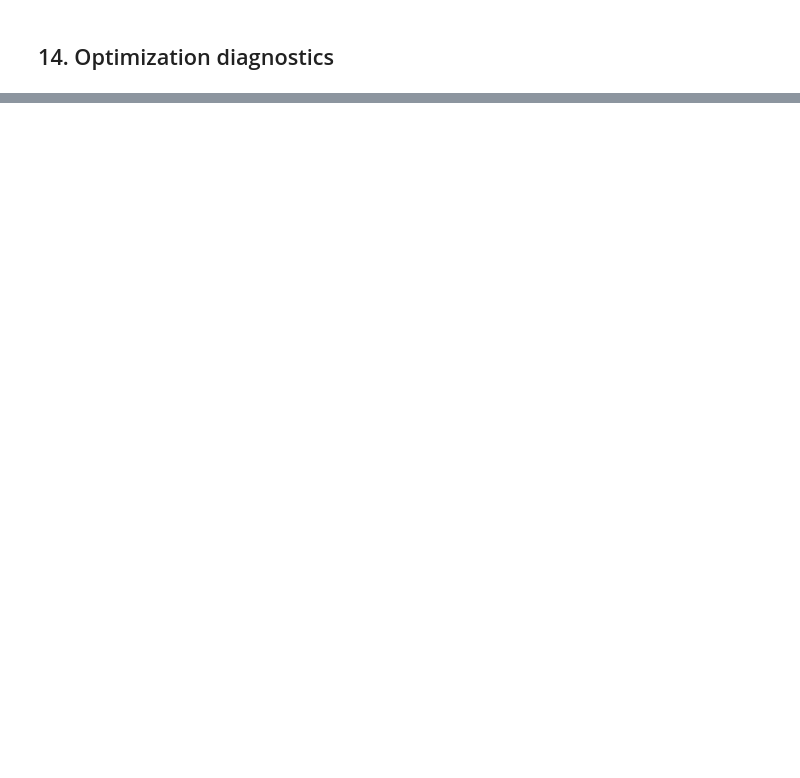
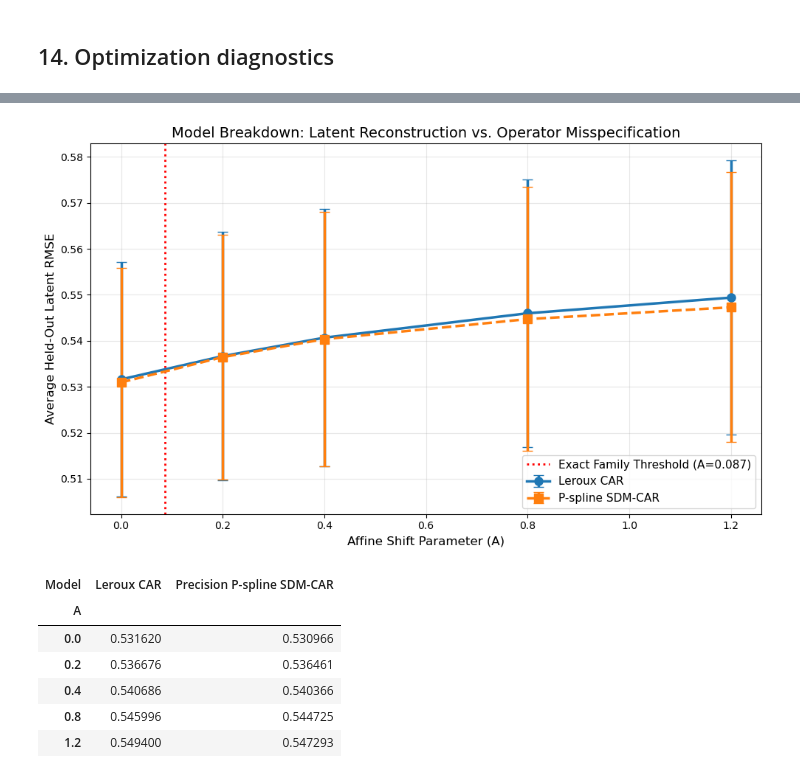
Before and after one commit to dahlp94/sdm-car, a Jupyter notebook: examples/pspline_leroux_affine_shift.ipynb, the cells around one changed output, grey strips where cells are left out. Drawn from its saved outputs; the diff is of its cells as text; code cells hidden in the pictures; blank space fills up the shorter version.

Commit message:
Add comparison along different values of A

```diff
--- a/examples/pspline_leroux_affine_shift.ipynb
+++ b/examples/pspline_leroux_affine_shift.ipynb
@@ -74,7 +74,7 @@ Device: cpu
 # %% [markdown]
 ## 2. Locked configuration
 # %%
-SEED = 0
+SEED = 111
 
 N_ROWS = 20
 N_COLS = 20
@@ -88,7 +88,7 @@ SIGMA2_TRUE = 0.15
 HOLDOUT_SIDE = 10
 
 # Change only A when studying misspecification difficulty.
-AFFINE_SHIFT_A = 0.086957 # boundary
+AFFINE_SHIFT_A = 0.0
 AFFINE_SCALE_B = 1.00
 
 FIX_SIGMA2 = True
@@ -1847,0 +2072,69 @@ Keep the graph, simulated data seed, holdout, model initializations, priors, and
+# %%
+# ---------------------------------------------------------
+# Plotting the Breakdown Curve
+# ---------------------------------------------------------
+# Calculate the mean and standard error of Latent RMSE across seeds
+summary_df = df_breakdown.groupby(["A", "Model"])["Latent_RMSE"].agg(['mean', 'std']).reset_index()
+summary_df['se'] = summary_df['std'] / np.sqrt(len(TRIAL_SEEDS))
+
+plt.figure(figsize=(10, 6))
+
+# Filter data by model
+leroux_data = summary_df[summary_df["Model"] == "Leroux CAR"]
+pspline_data = summary_df[summary_df["Model"] == "Precision P-spline SDM-CAR"]
+
+# Plot Leroux baseline
+plt.errorbar(
+    leroux_data["A"],
+    leroux_data["mean"],
+    yerr=leroux_data["se"],
+    label="Leroux CAR",
+    fmt='-o',
+    linewidth=2.5,
+    markersize=8,
+    capsize=5
+)
+
+# Plot flexible P-spline
+plt.errorbar(
+    pspline_data["A"],
+    pspline_data["mean"],
+    yerr=pspline_data["se"],
+    label="P-spline SDM-CAR",
+    fmt='-s',
+    linewidth=2.5,
+    markersize=8,
+    linestyle='--',
+    capsize=5
+)
+
+# Overlay the theoretical threshold where Leroux breaks down
+plt.axvline(
+    x=A_CRITICAL,
+    color='red',
+    linestyle=':',
+    linewidth=2,
+    label=f'Exact Family Threshold (A={A_CRITICAL:.3f})'
+)
+
+# Formatting
+plt.title("Model Breakdown: Latent Reconstruction vs. Operator Misspecification", fontsize=14)
+plt.xlabel("Affine Shift Parameter (A)", fontsize=12)
+plt.ylabel("Average Held-Out Latent RMSE", fontsize=12)
+plt.legend(fontsize=11)
+plt.grid(True, alpha=0.3)
+plt.tight_layout()
+
+plt.show()
+
+# Display the aggregated numbers for exact reference
+display(summary_df.pivot(index='A', columns='Model', values='mean'))
+# %% [output]
+[figure, added]
+| Model | Leroux CAR | Precision P-spline SDM-CAR |
+| A |  |  |
+| 0.0 | 0.531620 | 0.530966 |
+| 0.2 | 0.536676 | 0.536461 |
+| 0.4 | 0.540686 | 0.540366 |
+| 0.8 | 0.545996 | 0.544725 |
+| 1.2 | 0.549400 | 0.547293 |
```
Also changed, not shown: parts of 18 cells of this notebook.
